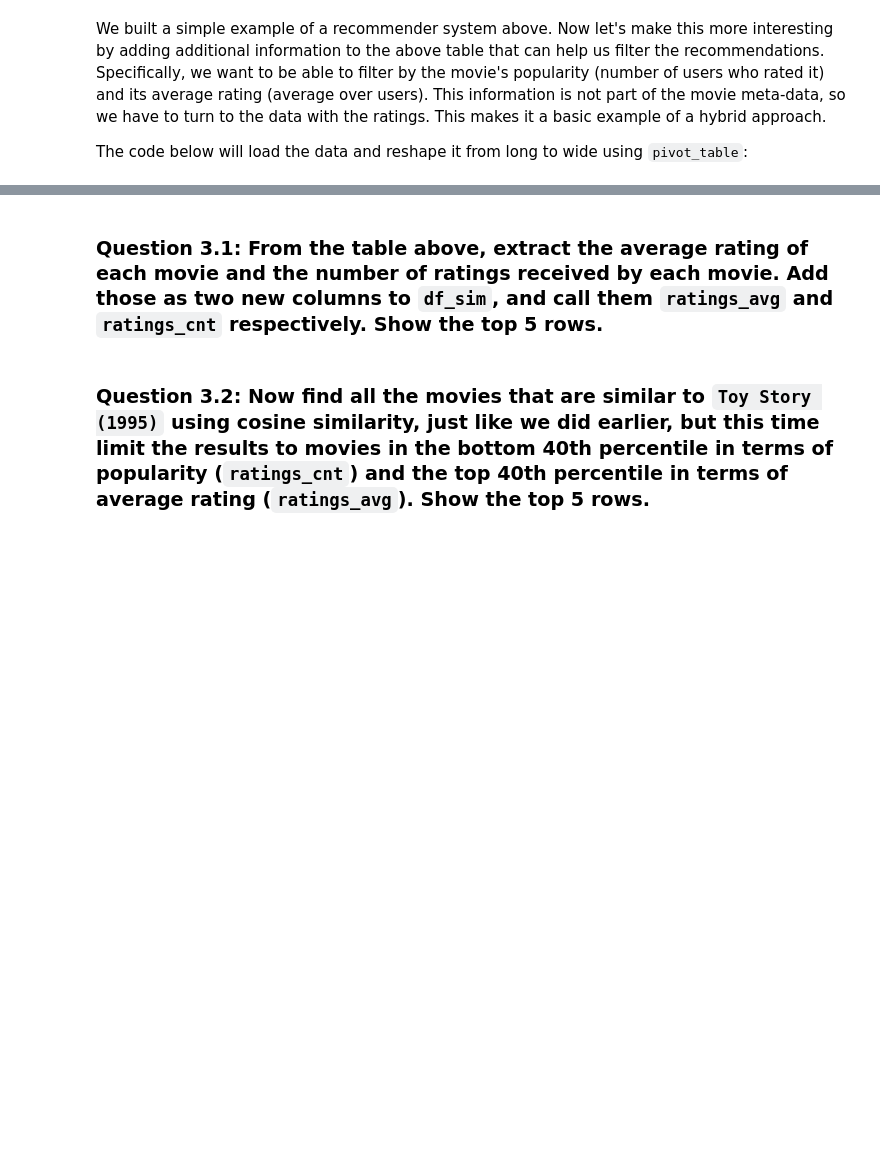
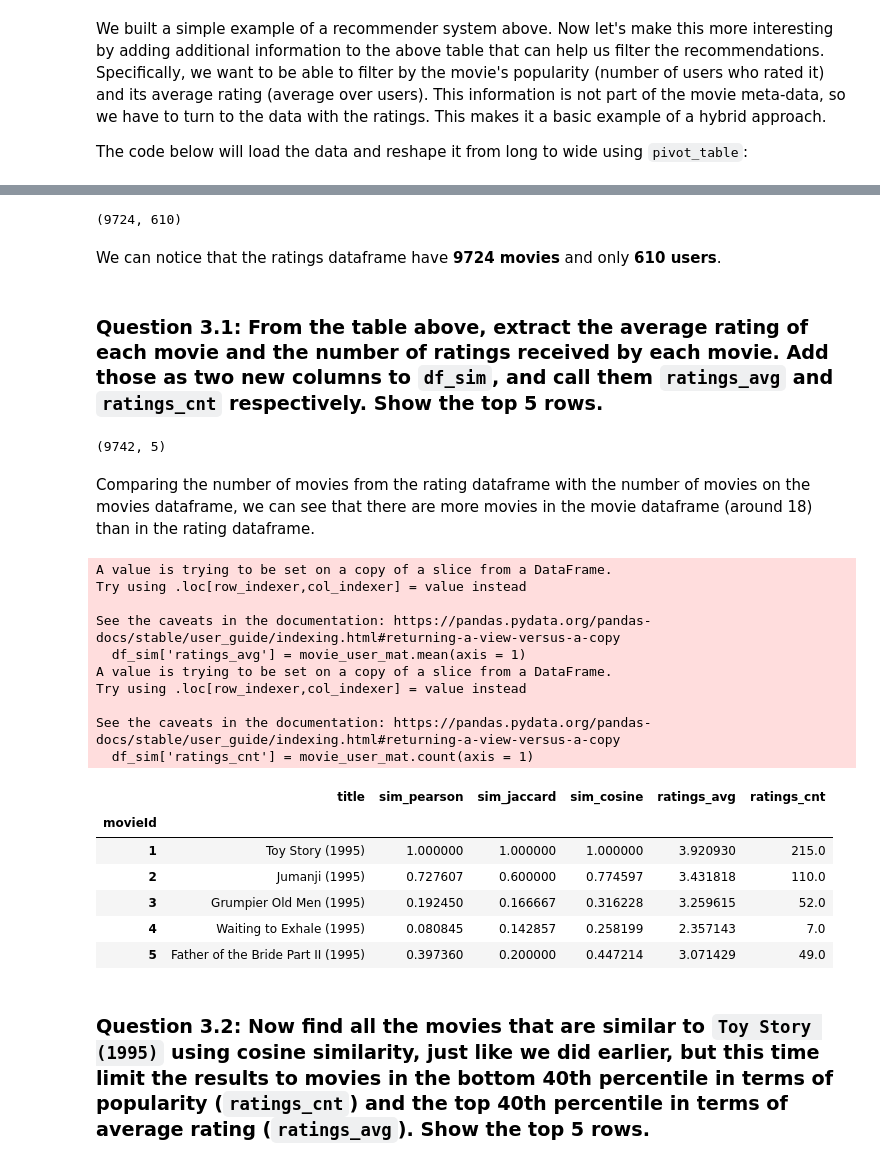
Before and after one commit to rodolfolermacontreras/ML_2_Assignment_8, a Jupyter notebook: MLEARN 530-Lesson8-RodolfoLerma.ipynb, the cells around one changed output, grey strips where cells are left out. Saved outputs shown, nothing was run; the diff lists cells and outputs as text; code cells hidden in the pictures; blank space fills up the shorter version.

```diff
--- a/MLEARN 530-Lesson8-RodolfoLerma.ipynb
+++ b/MLEARN 530-Lesson8-RodolfoLerma.ipynb
@@ -138,0 +204,4 @@ df_sim.head()
+# %%
+df = pd.DataFrame([movie_chosen.iloc[0].tolist()]*(df_dummies.shape[0]), columns = df_dummies.columns.tolist())
+df_sim['sim_pearson'] = df_dummies.corrwith(df, axis = 1)
+df_sim.head()
@@ -143,5 +224,5 @@ df_sim.head()
 # %%
 from sklearn.metrics import jaccard_score
 
-df_sim['sim_jaccard'] = #To Do
+df_sim['sim_jaccard'] = df_dummies.corrwith(df, method = jaccard_score, axis = 1)
 df_sim.head()
@@ -150,5 +243,5 @@ df_sim.head()
 # %%
 from sklearn.metrics.pairwise import cosine_similarity
 
-df_sim['sim_cosine'] = #To Do
+df_sim['sim_cosine'] = cosine_similarity(df_dummies, movie_chosen)
 df_sim.head()
@@ -166,8 +289,40 @@ movie_user_mat.head()
+# %%
+movie_user_mat.shape
+# %% [output]
+(9724, 610)
+# %% [markdown]
+We can notice that the ratings dataframe have **9724 movies** and only **610 users**.
 # %% [markdown]
 ### Question 3.1: From the table above, extract the average rating of each movie and the number of ratings received by each movie. Add those as two new columns to `df_sim`, and call them `ratings_avg` and `ratings_cnt` respectively. Show the top 5 rows.
+# %%
+df_sim.shape
+# %% [output]
+(9742, 5)
+# %% [markdown]
+Comparing the number of movies from the rating dataframe with the number of movies on the movies dataframe, we can see that there are more movies in the movie dataframe (around 18) than in the rating dataframe.
+# %%
+df_sim.set_index('movieId', inplace = True)
 # %%
-df_sim['ratings_avg'] = #To Do
-df_sim['ratings_cnt'] = #To Do
+df_sim['ratings_avg'] = movie_user_mat.mean(axis = 1)
+df_sim['ratings_cnt'] = movie_user_mat.count(axis = 1)
 df_sim.head()
+# %% [output]
+A value is trying to be set on a copy of a slice from a DataFrame.
+Try using .loc[row_indexer,col_indexer] = value instead
+
+See the caveats in the documentation: https://pandas.pydata.org/pandas-docs/stable/user_guide/indexing.html#returning-a-view-versus-a-copy
+  df_sim['ratings_avg'] = movie_user_mat.mean(axis = 1)
+A value is trying to be set on a copy of a slice from a DataFrame.
+Try using .loc[row_indexer,col_indexer] = value instead
+
+See the caveats in the documentation: https://pandas.pydata.org/pandas-docs/stable/user_guide/indexing.html#returning-a-view-versus-a-copy
+  df_sim['ratings_cnt'] = movie_user_mat.count(axis = 1)
+|  | title | sim_pearson | sim_jaccard | sim_cosine | ratings_avg | ratings_cnt |
+| movieId |  |  |  |  |  |  |
+| 1 | Toy Story (1995) | 1.000000 | 1.000000 | 1.000000 | 3.920930 | 215.0 |
+| 2 | Jumanji (1995) | 0.727607 | 0.600000 | 0.774597 | 3.431818 | 110.0 |
+| 3 | Grumpier Old Men (1995) | 0.192450 | 0.166667 | 0.316228 | 3.259615 | 52.0 |
+| 4 | Waiting to Exhale (1995) | 0.080845 | 0.142857 | 0.258199 | 2.357143 | 7.0 |
+| 5 | Father of the Bride Part II (1995) | 0.397360 | 0.200000 | 0.447214 | 3.071429 | 49.0 |
 # %% [markdown]
 ### Question 3.2: Now find all the movies that are similar to `Toy Story (1995)` using cosine similarity, just like we did earlier, but this time limit the results to movies in the bottom 40th percentile in terms of popularity (`ratings_cnt`) and the top 40th percentile in terms of average rating (`ratings_avg`). Show the top 5 rows.
```
Also changed, not shown: parts of 35 cells of this notebook.
